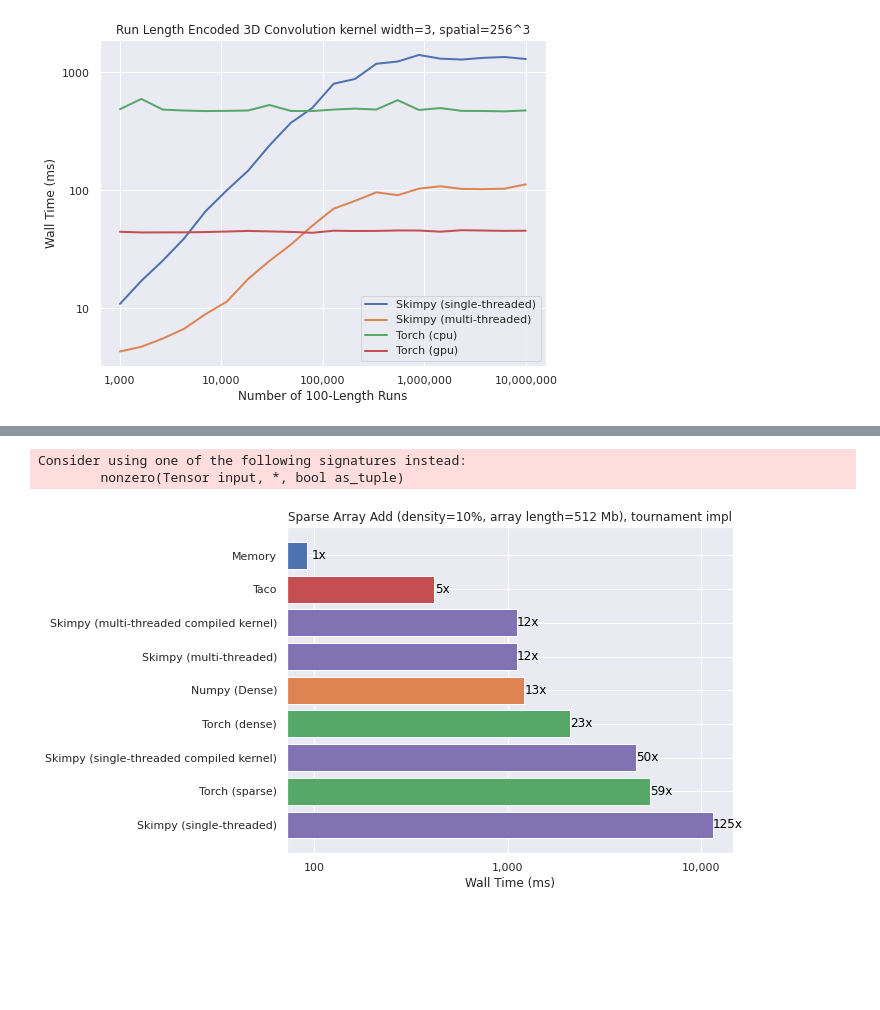
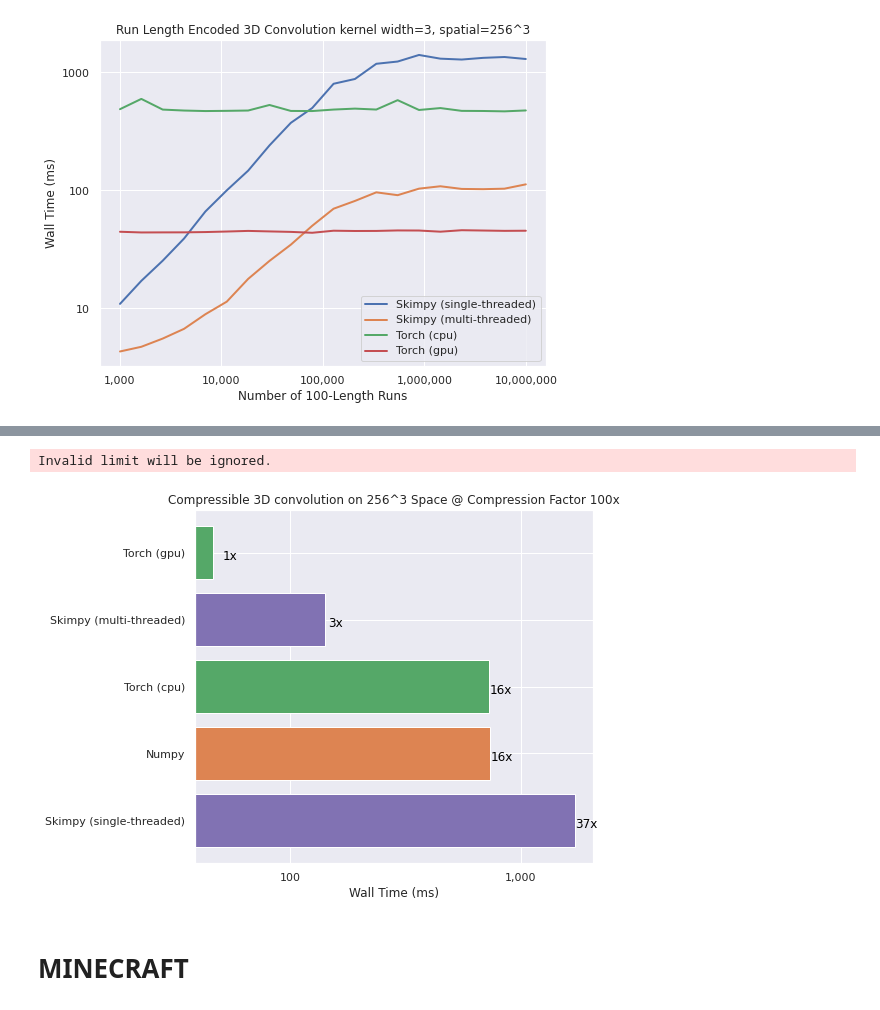
Before and after one commit to turtlesoupy/pyskip, a Jupyter notebook: notebooks/skimpy_bench_project.ipynb, the cells around one changed output, grey strips where cells are left out. Saved outputs shown, nothing was run; the diff lists cells and outputs as text; code cells hidden in the pictures; blank space fills up the shorter version.

```diff
--- a/notebooks/skimpy_bench_project.ipynb
+++ b/notebooks/skimpy_bench_project.ipynb
@@ -541,18 +548,20 @@ plot_bar(ret, title="Sparse Array Add (density=10%, array length=512 Mb), thomas
-# %%
-ret_tournament = benchmarks.RunLengthArrayBenchmark.run_suite(
-    repeats=1,
-    num_non_zero=50_000_000,
-    array_length=512 * MEGABYTES,
-    num_inputs=4,
-    align_inputs=False,
-    deterministic_run_length=True,
-    run_length=1,
-    suite=SPARSE_SUITE,
-)
-# %% [output]
-Consider using one of the following signatures instead:
-        nonzero(Tensor input, *, bool as_tuple)
-# %%
-plot_bar(ret_tournament, title="Sparse Array Add (density=10%, array length=512 Mb), tournament impl", xlabel="Wall Time (ms)")
-# %% [output]
-[figure, removed]
+# %%
+run_length = 10
+run_two_by_two = benchmarks.RunLength3DConvolutionBenchmark.run_suite(
+    num_non_zero=int((256 ** 3) / (10 * run_length)),
+    run_length=10,
+    align_inputs=False,
+    deterministic_run_length=True,
+    shape=(256, 256, 256),
+    kernel_width=3,
+    suite=CONV_SUITE_WITH_GPU,
+    repeats=NUM_REPEATS,
+)
+# %%
+plot_bar(run_two_by_two, title="Compressible 3D convolution on 256^3 Space @ Compression Factor 100x", xlabel="Wall Time (ms)", xlog=True,
+         output_path="/home/tdimson/projects/cs348k/project/final_report/plots/compressible_3d_conv.png")
+# %% [output]
+Invalid limit will be ignored.
+[figure, added]
+# %% [markdown]
+# MINECRAFT
```
Also changed, not shown: parts of 13 cells of this notebook, 3 other files.
